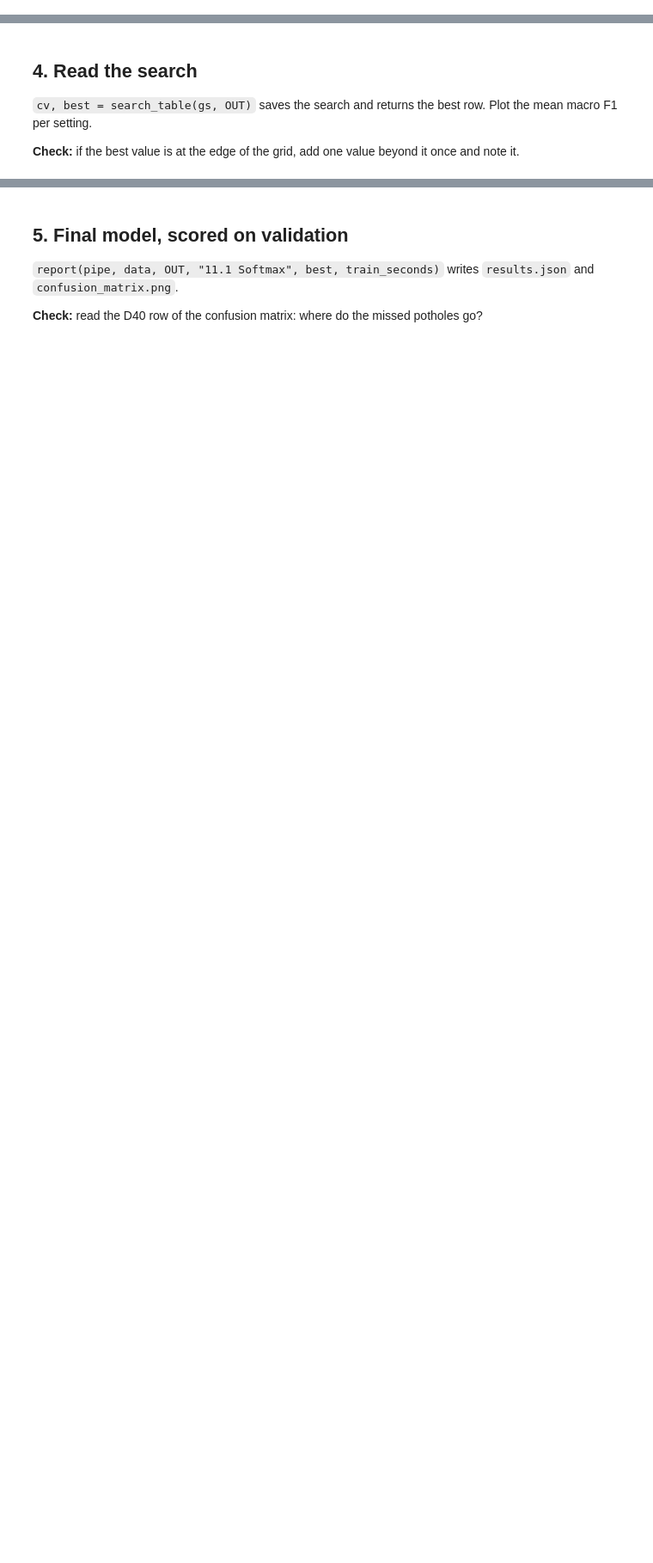
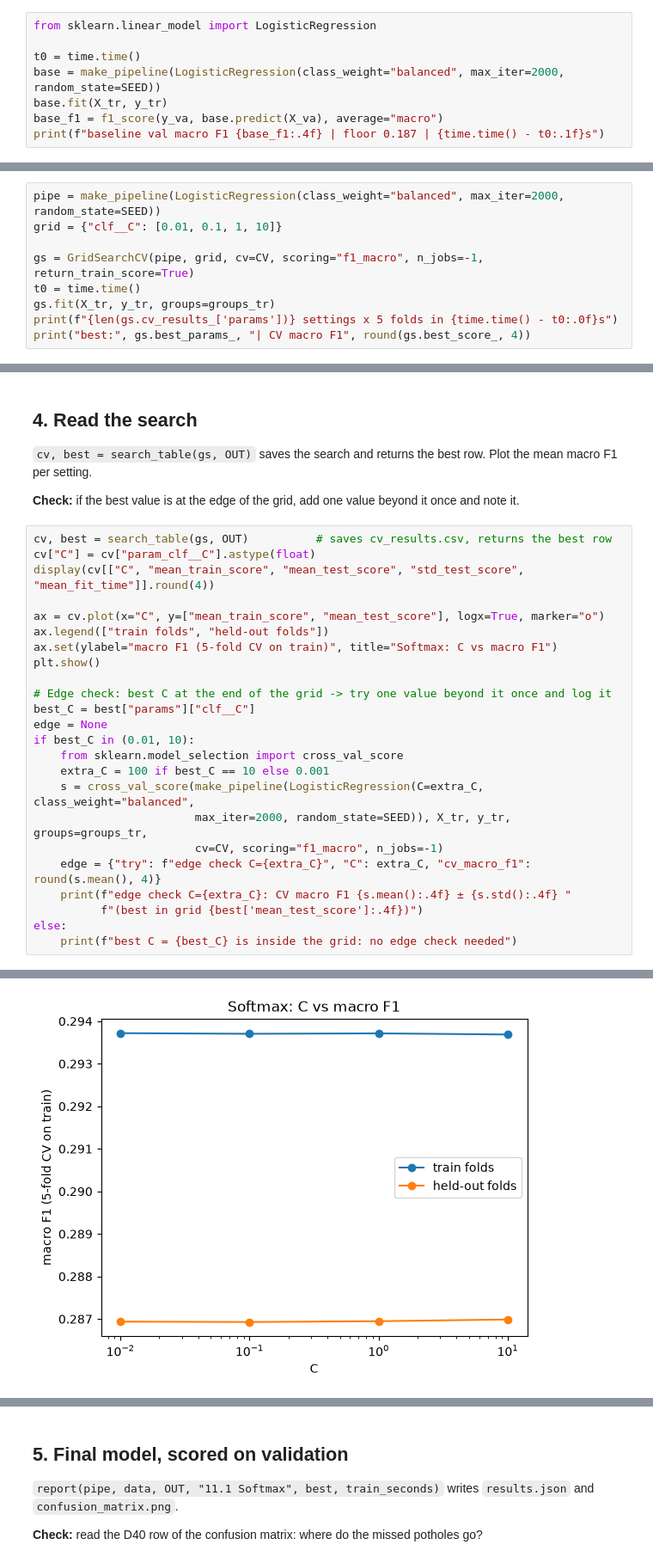
Before and after one commit to RaksaOC/road-damage-classifier, a Jupyter notebook: backend/ml/notebooks/11_1_softmax.ipynb, the cells around one changed output, grey strips where cells are left out. Shown at 86% size. Saved outputs shown, nothing was run; the diff lists cells and outputs as text; blank space fills up the shorter version.

Commit message:
feat: integrate softmax model

```diff
--- a/backend/ml/notebooks/11_1_softmax.ipynb
+++ b/backend/ml/notebooks/11_1_softmax.ipynb
@@ -62,3 +62,11 @@ train (46408, 1769) | val (36000, 1769)
 Fit the model once with default settings and score it on validation.
 
 **Check:** clearly above 0.187.
+# %%
+from sklearn.linear_model import LogisticRegression
+
+t0 = time.time()
+base = make_pipeline(LogisticRegression(class_weight="balanced", max_iter=2000, random_state=SEED))
+base.fit(X_tr, y_tr)
+base_f1 = f1_score(y_va, base.predict(X_va), average="macro")
+print(f"baseline val macro F1 {base_f1:.4f} | floor 0.187 | {time.time() - t0:.1f}s")
@@ -68,3 +78,12 @@ Fit the model once with default settings and score it on validation.
 Try every combination in the table above with `GridSearchCV(..., cv=CV, scoring="f1_macro", n_jobs=-1, return_train_score=True)` and `groups=groups_tr`.
 
 **Check:** one row per combination in `gs.cv_results_`; note how long it took.
+# %%
+pipe = make_pipeline(LogisticRegression(class_weight="balanced", max_iter=2000, random_state=SEED))
+grid = {"clf__C": [0.01, 0.1, 1, 10]}
+
+gs = GridSearchCV(pipe, grid, cv=CV, scoring="f1_macro", n_jobs=-1, return_train_score=True)
+t0 = time.time()
+gs.fit(X_tr, y_tr, groups=groups_tr)
+print(f"{len(gs.cv_results_['params'])} settings x 5 folds in {time.time() - t0:.0f}s")
+print("best:", gs.best_params_, "| CV macro F1", round(gs.best_score_, 4))
@@ -74,3 +96,28 @@ Try every combination in the table above with `GridSearchCV(..., cv=CV, scoring=
 `cv, best = search_table(gs, OUT)` saves the search and returns the best row. Plot the mean macro F1 per setting.
 
 **Check:** if the best value is at the edge of the grid, add one value beyond it once and note it.
+# %%
+cv, best = search_table(gs, OUT)          # saves cv_results.csv, returns the best row
+cv["C"] = cv["param_clf__C"].astype(float)
+display(cv[["C", "mean_train_score", "mean_test_score", "std_test_score", "mean_fit_time"]].round(4))
+
+ax = cv.plot(x="C", y=["mean_train_score", "mean_test_score"], logx=True, marker="o")
+ax.legend(["train folds", "held-out folds"])
+ax.set(ylabel="macro F1 (5-fold CV on train)", title="Softmax: C vs macro F1")
+plt.show()
+
+# Edge check: best C at the end of the grid -> try one value beyond it once and log it
+best_C = best["params"]["clf__C"]
+edge = None
+if best_C in (0.01, 10):
+    from sklearn.model_selection import cross_val_score
+    extra_C = 100 if best_C == 10 else 0.001
+    s = cross_val_score(make_pipeline(LogisticRegression(C=extra_C, class_weight="balanced",
+                        max_iter=2000, random_state=SEED)), X_tr, y_tr, groups=groups_tr,
+                        cv=CV, scoring="f1_macro", n_jobs=-1)
+    edge = {"try": f"edge check C={extra_C}", "C": extra_C, "cv_macro_f1": round(s.mean(), 4)}
+    print(f"edge check C={extra_C}: CV macro F1 {s.mean():.4f} ± {s.std():.4f} "
+          f"(best in grid {best['mean_test_score']:.4f})")
+else:
+    print(f"best C = {best_C} is inside the grid: no edge check needed")
+# %% [output]
@@ -76,0 +129 @@ Try every combination in the table above with `GridSearchCV(..., cv=CV, scoring=
+[figure, added]
```
Also changed, not shown: parts of 7 cells of this notebook.
